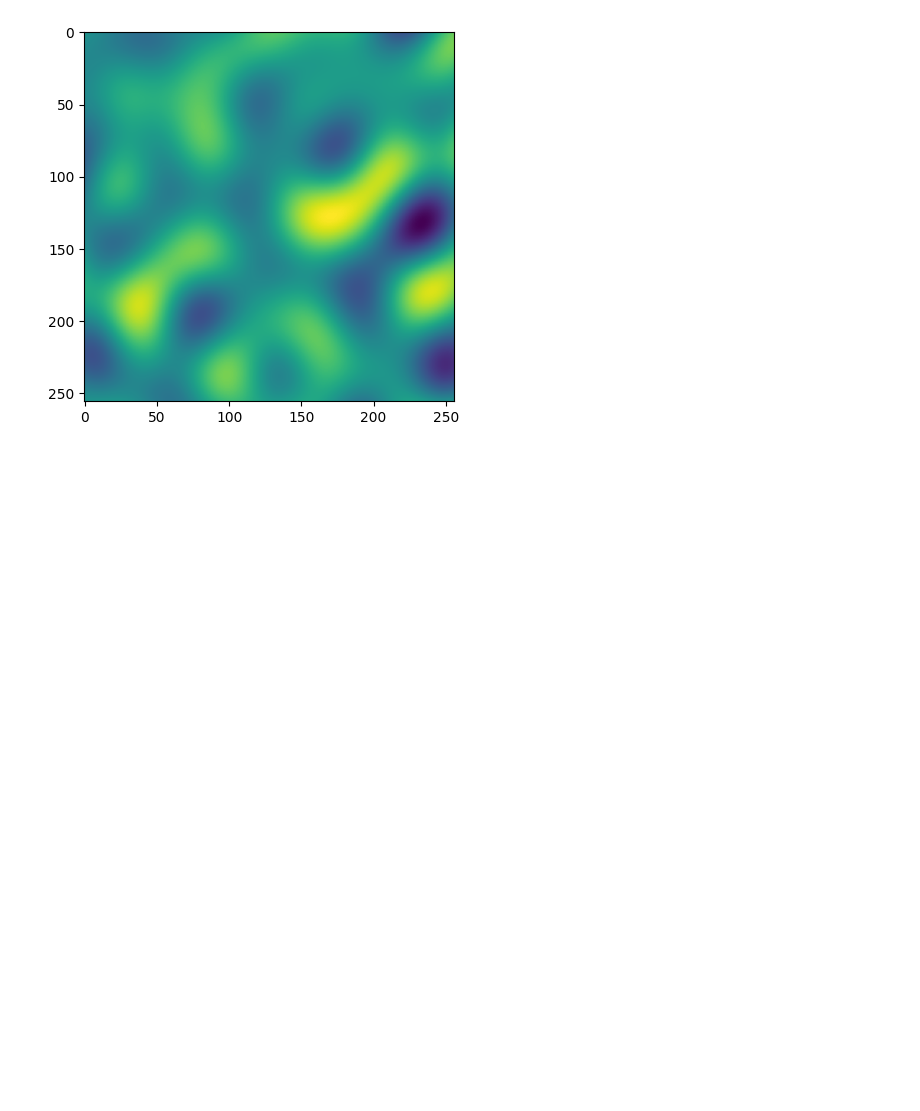
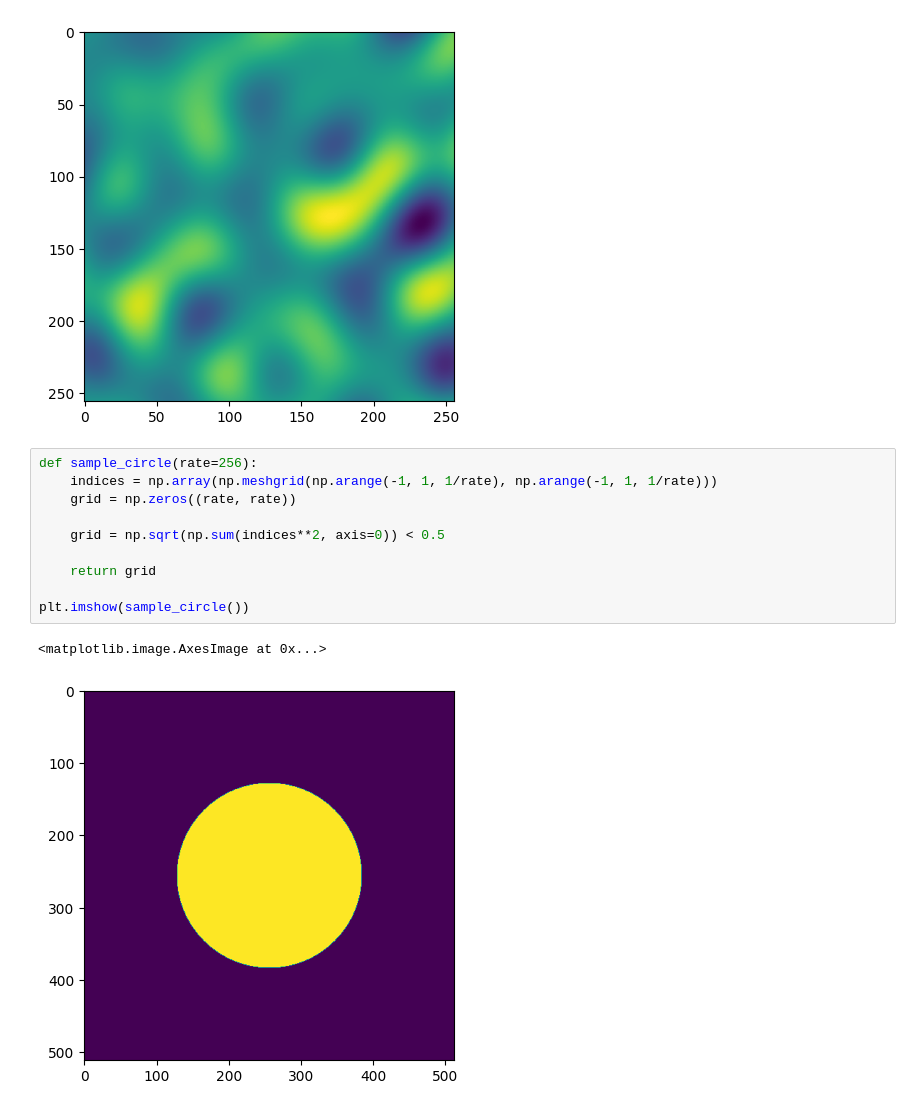
Before and after one commit to andrinr/asim, a Jupyter notebook: fft/potential.ipynb, the cells around one changed output. Drawn from its saved outputs; the diff is of its cells as text; blank space fills up the shorter version.

```diff
--- a/fft/potential.ipynb
+++ b/fft/potential.ipynb
@@ -61,6 +61,19 @@ plt.imshow(sample_patterns())
 # %% [output]
 <matplotlib.image.AxesImage at 0x...>
 [figure]
+# %%
+def sample_circle(rate=256):
+    indices = np.array(np.meshgrid(np.arange(-1, 1, 1/rate), np.arange(-1, 1, 1/rate)))
+    grid = np.zeros((rate, rate))
+
+    grid = np.sqrt(np.sum(indices**2, axis=0)) < 0.5
+
+    return grid
+
+plt.imshow(sample_circle())
+# %% [output]
+<matplotlib.image.AxesImage at 0x...>
+[figure, added]
 # %%
 def fft_1d(signal):
     N = len(signal)
```
Also changed, not shown: parts of 3 cells of this notebook.
